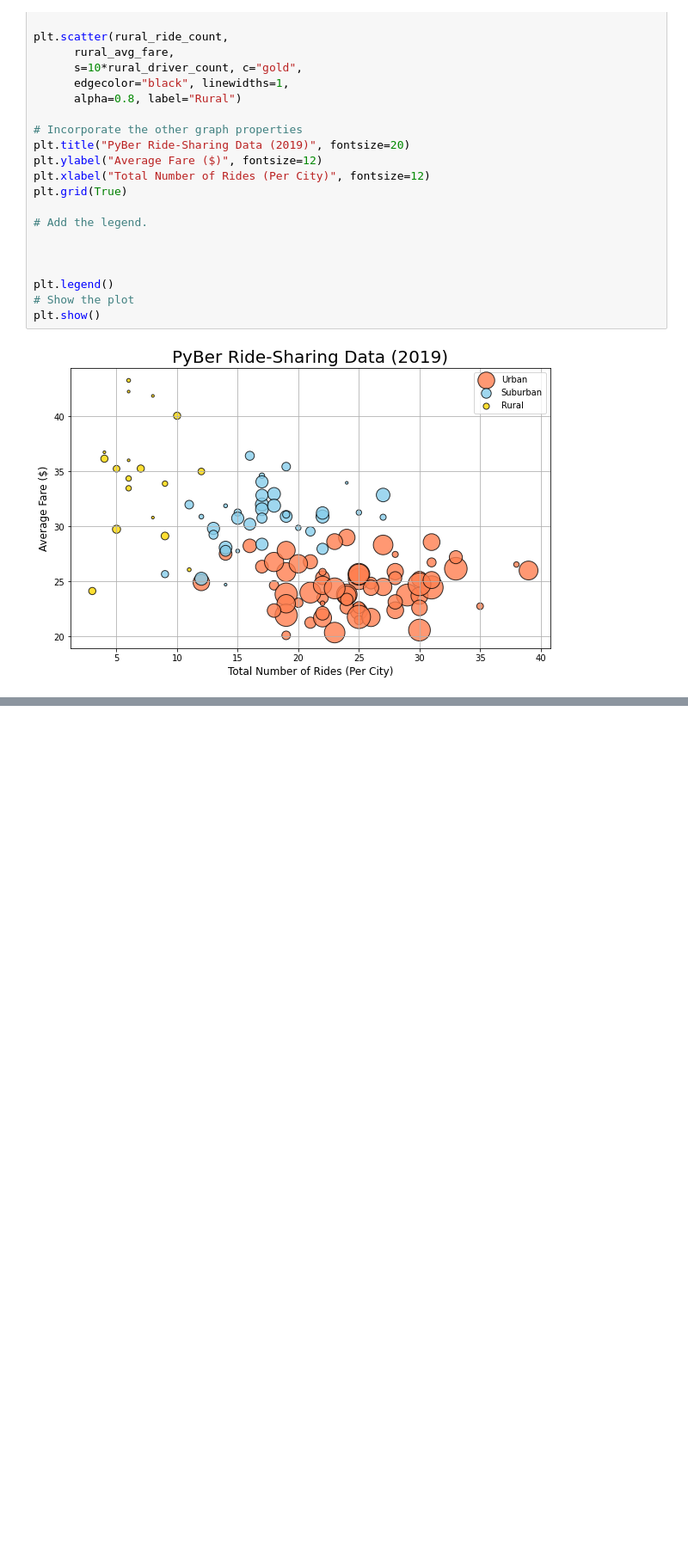
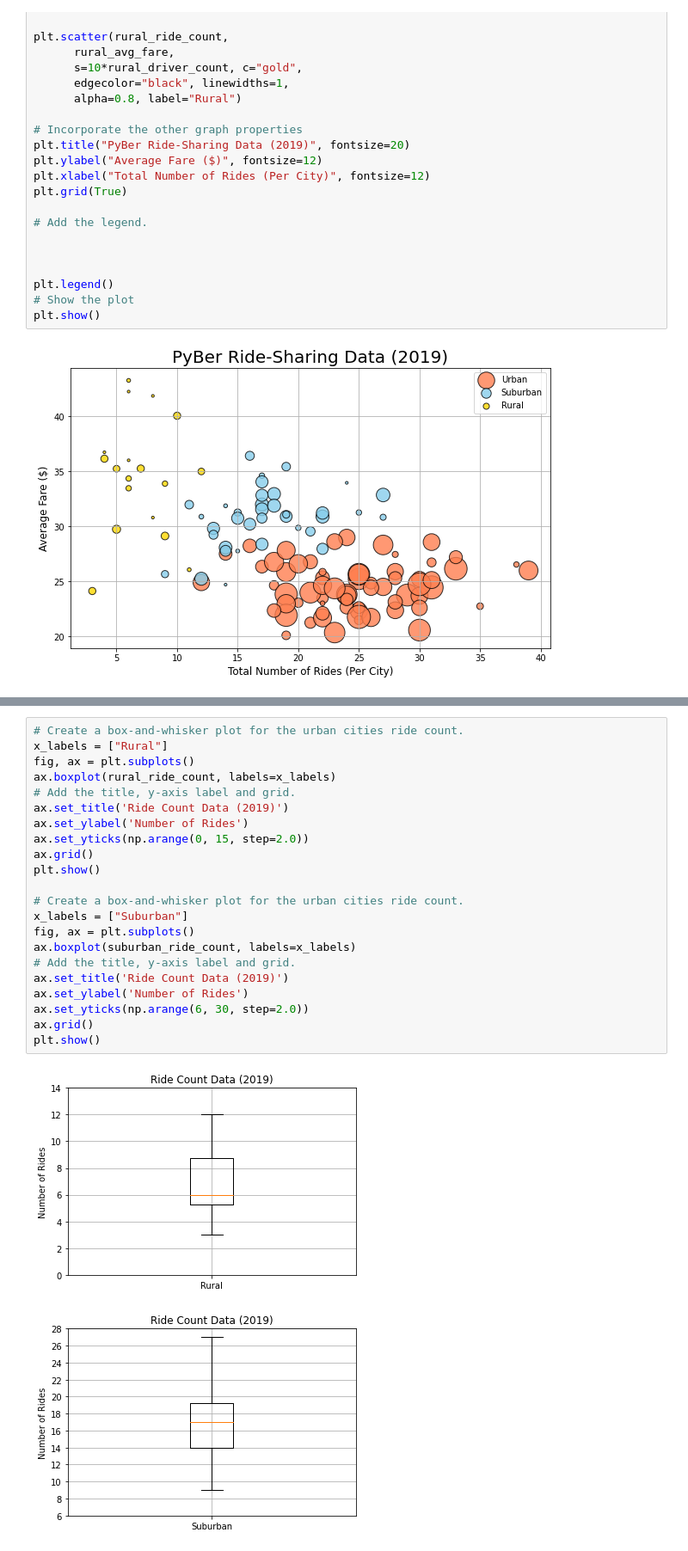
Before and after one commit to Hastieiliat/PyBer_Analysis, a Jupyter notebook: PyBer.ipynb, the cells around one changed output, grey strips where cells are left out. Shown at 86% size. Drawn from its saved outputs; the diff is of its cells as text; blank space fills up the shorter version.

```diff
--- a/PyBer.ipynb
+++ b/PyBer.ipynb
@@ -366,0 +616,25 @@ plt.savefig("Fig1.png")
+# %%
+# Create a box-and-whisker plot for the urban cities ride count.
+x_labels = ["Rural"]
+fig, ax = plt.subplots()
+ax.boxplot(rural_ride_count, labels=x_labels)
+# Add the title, y-axis label and grid.
+ax.set_title('Ride Count Data (2019)')
+ax.set_ylabel('Number of Rides')
+ax.set_yticks(np.arange(0, 15, step=2.0))
+ax.grid()
+plt.show()
+
+# Create a box-and-whisker plot for the urban cities ride count.
+x_labels = ["Suburban"]
+fig, ax = plt.subplots()
+ax.boxplot(suburban_ride_count, labels=x_labels)
+# Add the title, y-axis label and grid.
+ax.set_title('Ride Count Data (2019)')
+ax.set_ylabel('Number of Rides')
+ax.set_yticks(np.arange(6, 30, step=2.0))
+ax.grid()
+plt.show()
+# %% [output]
+[figure, added]
+[figure, added]
```
Also changed, not shown: parts of 27 cells of this notebook, 3 other files.
